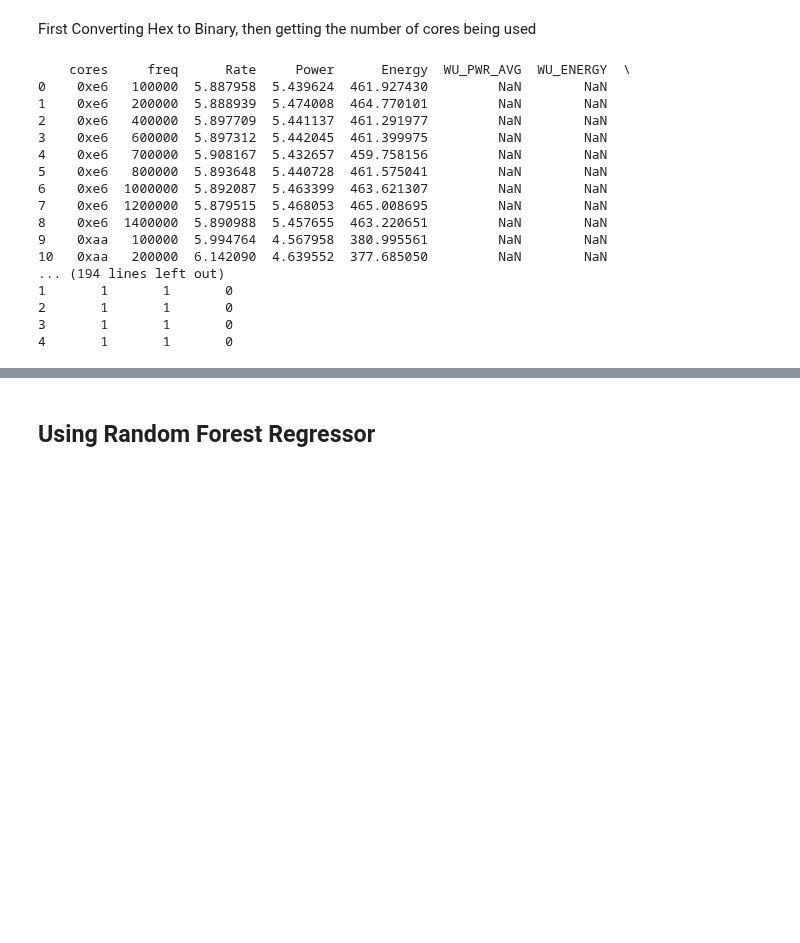
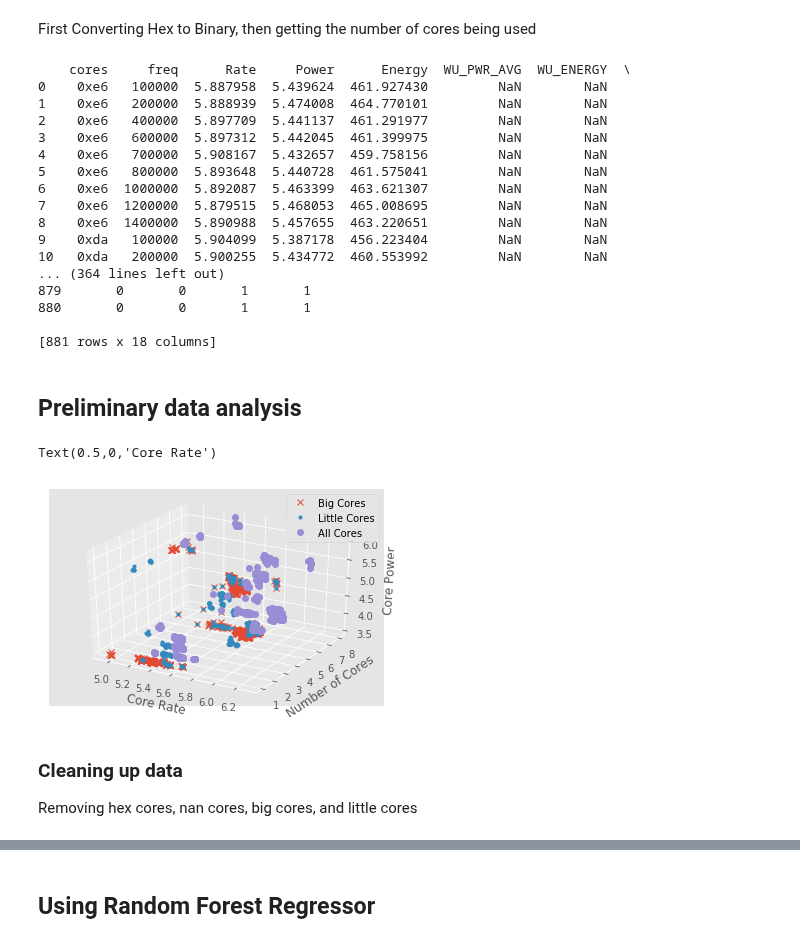
Before and after one commit to YulianaGomez/power, a Jupyter notebook: power_analysis.ipynb, the cells around one changed output, grey strips where cells are left out. Saved outputs shown, nothing was run; the diff lists cells and outputs as text; code cells hidden in the pictures; blank space fills up the shorter version.

```diff
--- a/power_analysis.ipynb
+++ b/power_analysis.ipynb
@@ -160,11 +163,11 @@ def create_col(df):
     print(df)
     return df
 # %%
-#print(create_col(df))
+#create_col(df)
 
 df = create_col(df)
 
-print(df.head())
+print(df)
 #df = convert_to_bin(df)
 #df.plot(x='total_cores', y='Rate',kind='scatter',style='o')
 # %% [output]
@@ -178,10 +181,12 @@ print(df.head())
 6    0xe6  1000000  5.892087  5.463399  463.621307         NaN        NaN
 7    0xe6  1200000  5.879515  5.468053  465.008695         NaN        NaN
 8    0xe6  1400000  5.890988  5.457655  463.220651         NaN        NaN
-9    0xaa   100000  5.994764  4.567958  380.995561         NaN        NaN
-10   0xaa   200000  6.142090  4.639552  377.685050         NaN        NaN
-... (194 lines left out)
-1       1       1       0
-2       1       1       0
-3       1       1       0
-4       1       1       0
+9    0xda   100000  5.904099  5.387178  456.223404         NaN        NaN
+10   0xda   200000  5.900255  5.434772  460.553992         NaN        NaN
+... (364 lines left out)
+879       0       0       1       1
+880       0       0       1       1
+
+[881 rows x 18 columns]
+# %% [markdown]
+## Preliminary data analysis
@@ -188,3 +197,28 @@ print(df.head())
+# %%
+#colors = ['b', 'c']
+
+colors=['blue', 'c', 'y', 'm', 'r']
+core_lil = df['lil_cores'].values
+core_rate = df['Rate'].values
+core_big = df['big_cores'].values
+core_power = df['Power'].values
+core_all = df['total_cores'].values
+ax = plt.subplot(111,projection='3d')
+ax.plot(core_rate, core_big, core_power,'x', label ='Big Cores')
+ax.plot(core_rate, core_lil, core_power,'.', label ='Little Cores')
+ax.plot(core_rate, core_all, core_power,'o', label ='All Cores')
+
+ax.legend()
+#plt.legend(loc='upper center', numpoints=1, ncol=3, fontsize=10, bbox_to_anchor=(0, 0))
+ax.set_zlabel('Core Power')
+ax.set_ylabel("Number of Cores")
+ax.set_xlabel("Core Rate")
+# %% [output]
+Text(0.5,0,'Core Rate')
+[figure, added]
+# %% [markdown]
+### Cleaning up data
+Removing hex cores, nan cores, big cores, and little cores
 # %%
 df = df.drop(columns=['cores','WU_PWR_AVG','WU_ENERGY','big_cores','lil_cores','total_cores'])
 #
```
Also changed, not shown: parts of 17 cells of this notebook.
